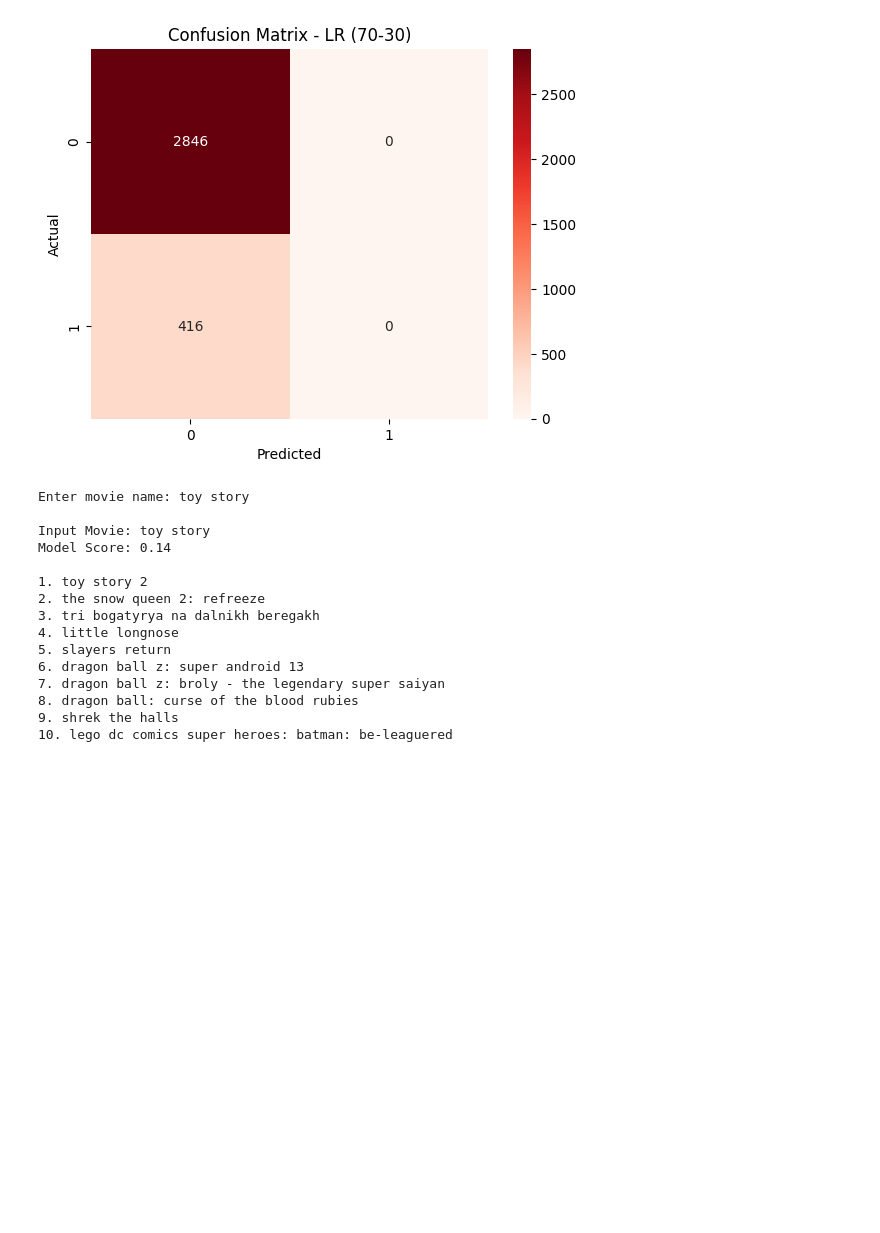
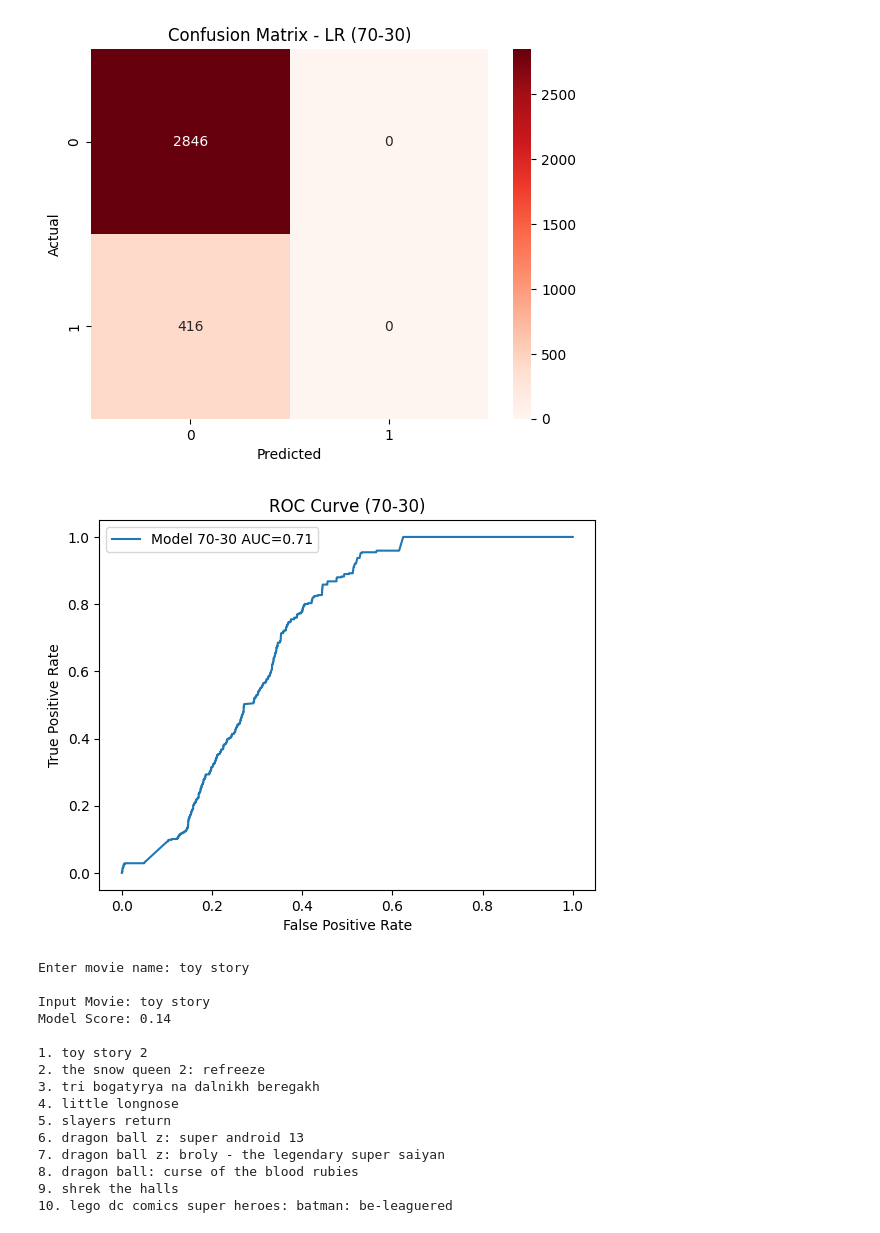
Before and after one commit to MehulShukla-git/Movie_Recommendation_System, a Jupyter notebook: Logistic_Regression.ipynb, the cells around one changed output. Cells and saved outputs as stored; diff of their text form; code cells hidden in the pictures; blank space fills up the shorter version.

```diff
--- a/Logistic_Regression.ipynb
+++ b/Logistic_Regression.ipynb
@@ -199,6 +199,28 @@ plt.ylabel("Actual")
 plt.show()
 # %% [output]
 [figure]
+# %%
+from sklearn.metrics import roc_curve, roc_auc_score
+import matplotlib.pyplot as plt
+import numpy as np
+
+if len(np.unique(y_test_30)) > 1:
+
+    roc_auc_70 = roc_auc_score(y_test_30, y_prob_70)
+    fpr_70, tpr_70, _ = roc_curve(y_test_30, y_prob_70)
+
+    plt.figure()
+    plt.plot(fpr_70, tpr_70, label=f"Model 70-30 AUC={roc_auc_70:.2f}")
+    plt.xlabel("False Positive Rate")
+    plt.ylabel("True Positive Rate")
+    plt.title("ROC Curve (70-30)")
+    plt.legend()
+    plt.show()
+
+else:
+    print("❌ ROC not possible (only one class present)")
+# %% [output]
+[figure, added]
 # %%
 def recommend_lr(movie_name, model, top_n=10):
     movie_name = movie_name.lower()
```
